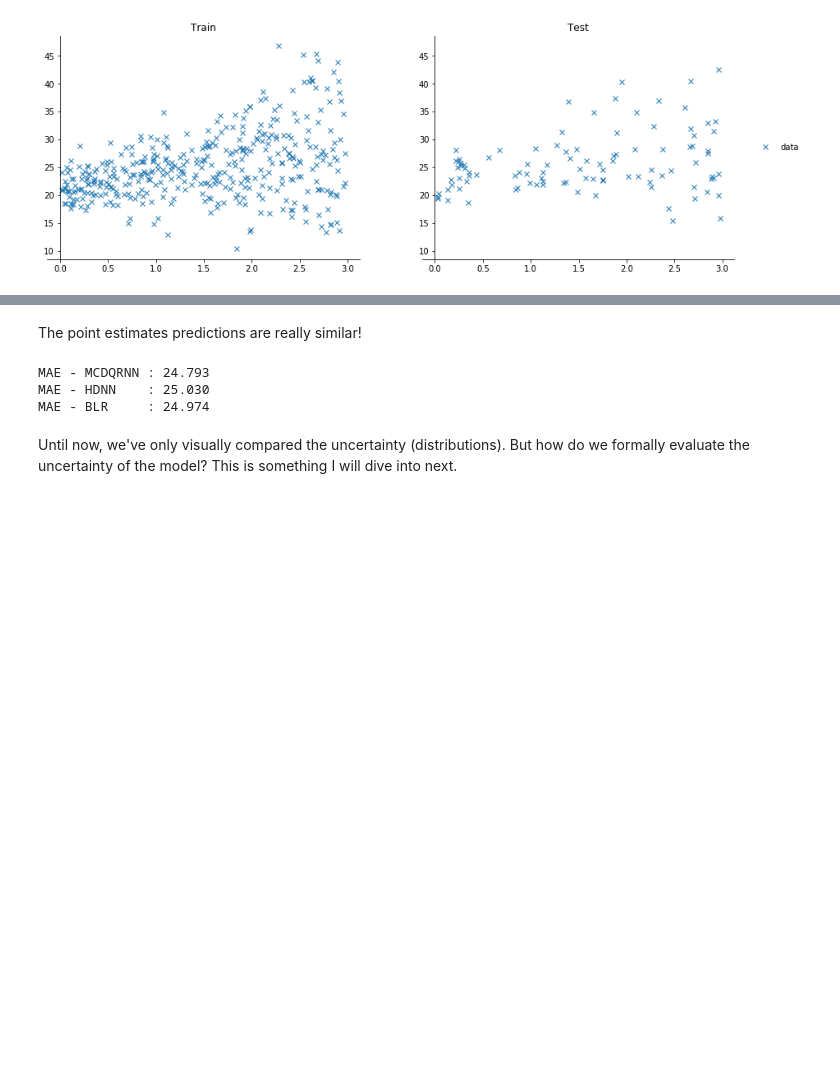
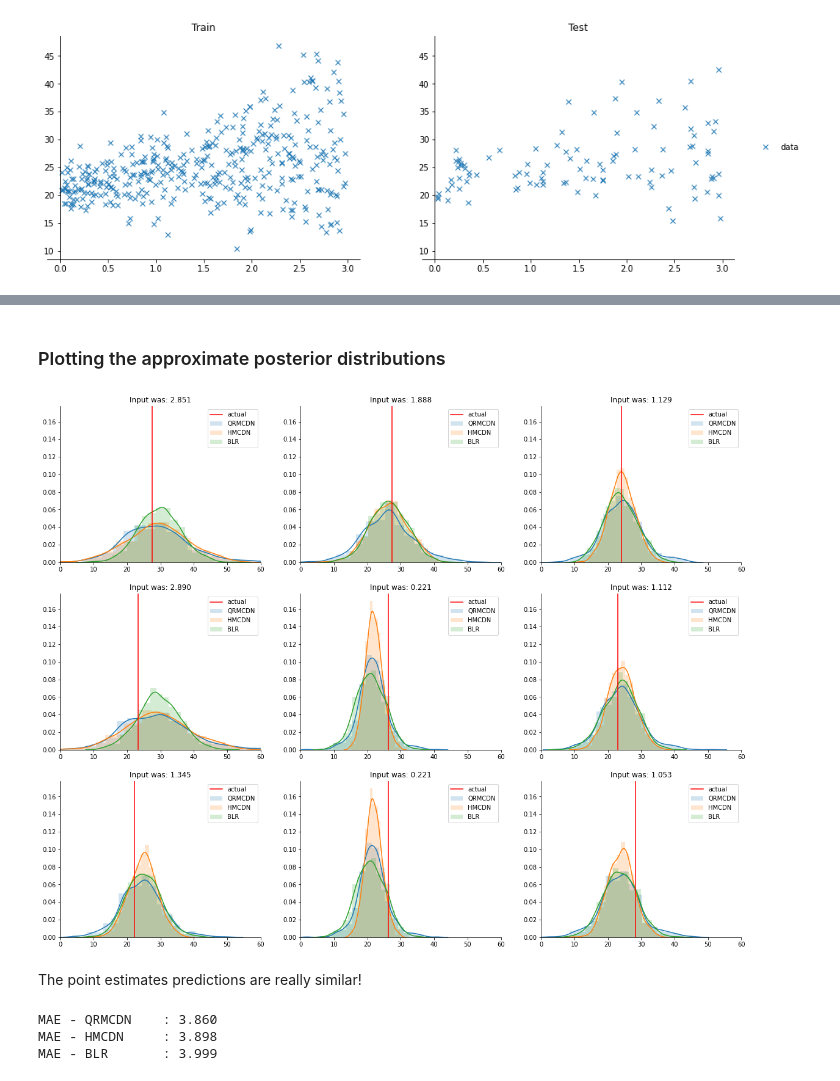
Before and after one commit to YuRiTan/prediction-uncertainty, a Jupyter notebook: notebooks/2.0_uncertainty_comparison.ipynb, the cells around one changed output, grey strips where cells are left out. Cells and saved outputs as stored; diff of their text form; code cells hidden in the pictures; blank space fills up the shorter version.

Commit message:
update package and created modeltrainer

```diff
--- a/notebooks/2.0_uncertainty_comparison.ipynb
+++ b/notebooks/2.0_uncertainty_comparison.ipynb
@@ -220,9 +136,0 @@ As a simple metric, we could compare single point predictions by taking the mean
-# %%
-dqr_posteriors = []
-for i in tqdm(range(x_test.shape[0])):
-    dqr_posteriors.append(np.array([
-        get_quantile_pred(q=stats.uniform.rvs(), used_quantiles=QUANTILES, preds=dqr_preds_test[s, i, :])
-        for s in range(dqr_preds_test.shape[0])  # sample from all samples
-    ]))
-dqr_mean_preds = np.mean(np.stack(dqr_posteriors), axis=-1)
-dqr_mean_preds = mmsy.inverse_transform(dqr_mean_preds.reshape(-1,1))
@@ -232,0 +141,4 @@ norm_samples = mmsy.inverse_transform(np.mean(np.stack([stats.norm.rvs(size=1000
+# %%
+posterior_samples = trainer.generate_posterior_samples(x_test, sample_kwargs={'BLR': {'samples': 1000}})
+
+print(*(f'{name}: {output.shape}' for name, output in posterior_samples.items()))
@@ -233,12 +153,29 @@ norm_samples = mmsy.inverse_transform(np.mean(np.stack([stats.norm.rvs(size=1000
+# %% [markdown]
+### Plotting the approximate posterior distributions
+# %%
+fig, axes = plt.subplots(3, 3, sharex=True, sharey=True, figsize=(20,16))
+
+for i, ax in zip(random_is, axes.flat):
+    ax = beautify_ax(ax)
+
+    for m_name, samples in posterior_samples.items():
+        sns.distplot(samples[i], bins=20, label=m_name, hist_kws={'alpha':0.2}, ax=ax)
+
+    ax.set_title(f"Input was: {x_test[i][0]:.3f}")
+    ax.axvline(y_test[i], c='r', label='actual')
+    ax.legend()
+    ax.set_xlim(0, 60)
+
+plt.show()
+# %% [output]
+[figure, added]
 # %% [markdown]
 The point estimates predictions are really similar!
-# %%
-print("MAE - MCDQRNN : {:.3f}".format(mean_absolute_error(y_test, dqr_mean_preds)))
-print("MAE - HDNN    : {:.3f}".format(mean_absolute_error(y_test, norm_samples)))
-print("MAE - BLR     : {:.3f}".format(mean_absolute_error(y_test, blr_mean_preds)))
-# %% [output]
-MAE - MCDQRNN : 24.793
-MAE - HDNN    : 25.030
-MAE - BLR     : 24.974
-# %% [markdown]
-Until now, we've only visually compared the uncertainty (distributions). But how do we formally evaluate the uncertainty of the model? This is something I will dive into next.
+# %%
+for m_name, preds in qpreds.items():
+    error = mean_absolute_error(y_test, np.mean(preds, axis=1))
+    print(f"MAE - {m_name}\t: {error:.3f}")
+# %% [output]
+MAE - QRMCDN    : 3.860
+MAE - HMCDN     : 3.898
+MAE - BLR       : 3.999
```
Also changed, not shown: parts of 36 cells of this notebook, 23 other files.
